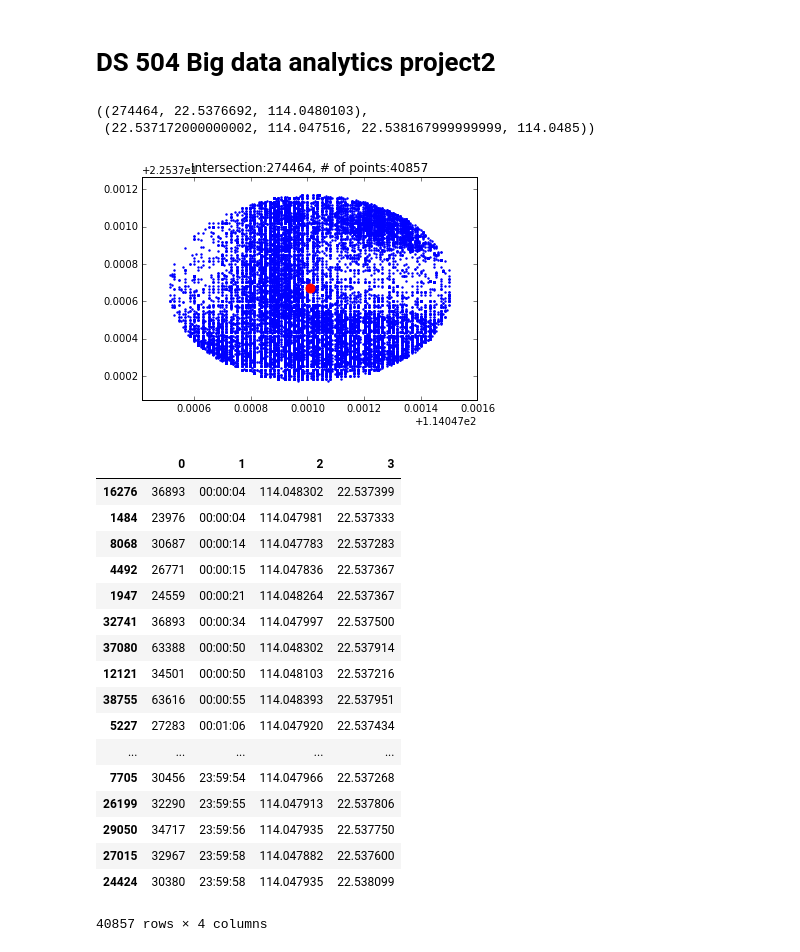
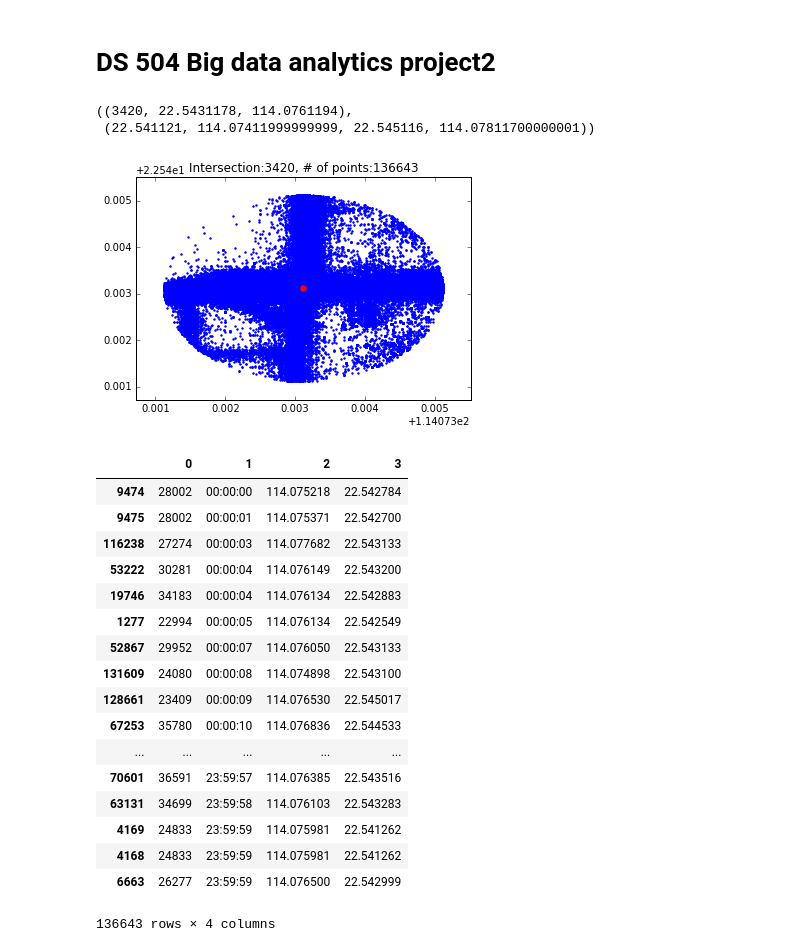
Before and after one commit to 1nfo/TLRI, a Jupyter notebook: Inferring.ipynb, the cells around one changed output. Saved outputs shown, nothing was run; the diff lists cells and outputs as text; code cells hidden in the pictures.

```diff
--- a/Inferring.ipynb
+++ b/Inferring.ipynb
@@ -25,7 +25,7 @@ def readJR(Id=None,LEAST = 100):
 
 def plotJR(c,df):
     plt.scatter(df[2],df[3],color="b",s=2)
-    plt.scatter(float(c[1]),float(c[2]),color="r",s=80)
+    plt.scatter(float(c[1]),float(c[2]),color="r",s=30)
     xl,xu,yl,yu=df[2].min(),df[2].max(),df[3].min(),df[3].max()
     xrng,yrng = xu-xl or 0.001,yu-yl or 0.001
     plt.xlim([xl-.1*xrng,xu+.1*xrng])
@@ -33,34 +33,34 @@ def plotJR(c,df):
     plt.title("Intersection:%d, # of points:%d"%(c[0],len(df)))
 # %%
 #329946
-center,points = readJR(LEAST=30000)
+center,points = readJR(LEAST=30)
 plotJR(center,points)
 (center[0],center[2],center[1]),(points[3].min(),points[2].min(),points[3].max(),points[2].max())
 # %% [output]
-((274464, 22.5376692, 114.0480103),
- (22.537172000000002, 114.047516, 22.538167999999999, 114.0485))
+((3420, 22.5431178, 114.0761194),
+ (22.541121, 114.07411999999999, 22.545116, 114.07811700000001))
-[figure, old version]
+[figure, new version]
 # %%
 points.sort_values(by=[1])
 # %% [output]
 |  | 0 | 1 | 2 | 3 |
-| 16276 | 36893 | 00:00:04 | 114.048302 | 22.537399 |
-| 1484 | 23976 | 00:00:04 | 114.047981 | 22.537333 |
-| 8068 | 30687 | 00:00:14 | 114.047783 | 22.537283 |
-| 4492 | 26771 | 00:00:15 | 114.047836 | 22.537367 |
-| 1947 | 24559 | 00:00:21 | 114.048264 | 22.537367 |
-| 32741 | 36893 | 00:00:34 | 114.047997 | 22.537500 |
-| 37080 | 63388 | 00:00:50 | 114.048302 | 22.537914 |
-| 12121 | 34501 | 00:00:50 | 114.048103 | 22.537216 |
-| 38755 | 63616 | 00:00:55 | 114.048393 | 22.537951 |
-| 5227 | 27283 | 00:01:06 | 114.047920 | 22.537434 |
+| 9474 | 28002 | 00:00:00 | 114.075218 | 22.542784 |
+| 9475 | 28002 | 00:00:01 | 114.075371 | 22.542700 |
+| 116238 | 27274 | 00:00:03 | 114.077682 | 22.543133 |
+| 53222 | 30281 | 00:00:04 | 114.076149 | 22.543200 |
+| 19746 | 34183 | 00:00:04 | 114.076134 | 22.542883 |
+| 1277 | 22994 | 00:00:05 | 114.076134 | 22.542549 |
+| 52867 | 29952 | 00:00:07 | 114.076050 | 22.543133 |
+| 131609 | 24080 | 00:00:08 | 114.074898 | 22.543100 |
+| 128661 | 23409 | 00:00:09 | 114.076530 | 22.545017 |
+| 67253 | 35780 | 00:00:10 | 114.076836 | 22.544533 |
 | ... | ... | ... | ... | ... |
-| 7705 | 30456 | 23:59:54 | 114.047966 | 22.537268 |
-| 26199 | 32290 | 23:59:55 | 114.047913 | 22.537806 |
-| 29050 | 34717 | 23:59:56 | 114.047935 | 22.537750 |
-| 27015 | 32967 | 23:59:58 | 114.047882 | 22.537600 |
-| 24424 | 30380 | 23:59:58 | 114.047935 | 22.538099 |
+| 70601 | 36591 | 23:59:57 | 114.076385 | 22.543516 |
+| 63131 | 34699 | 23:59:58 | 114.076103 | 22.543283 |
+| 4169 | 24833 | 23:59:59 | 114.075981 | 22.541262 |
+| 4168 | 24833 | 23:59:59 | 114.075981 | 22.541262 |
+| 6663 | 26277 | 23:59:59 | 114.076500 | 22.542999 |
-40857 rows × 4 columns
+136643 rows × 4 columns
 # %%
 with open("./data/intersections","rb") as f:
     res=[]
```
Also changed, not shown: parts of 2 cells of this notebook, 1 other file.
